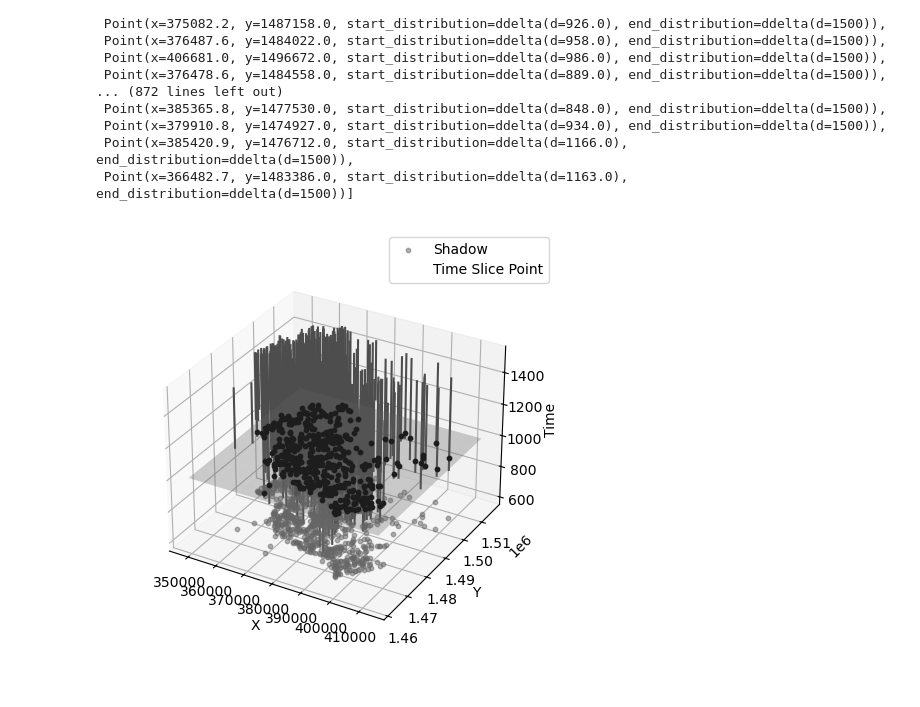
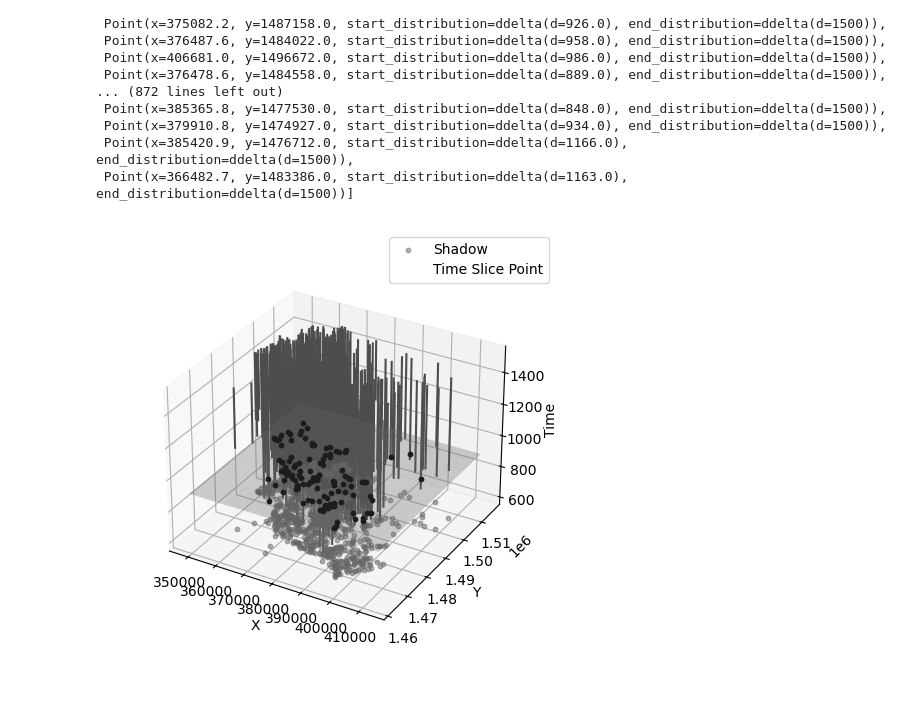
Before and after one commit to wccarleton/angkorclusters, a Jupyter notebook: Src/analysis.ipynb, the cells around one changed output. Cells and saved outputs as stored; diff of their text form; code cells hidden in the pictures.

```diff
--- a/Src/analysis.ipynb
+++ b/Src/analysis.ipynb
@@ -59,20 +67,20 @@ points
 # %%
 # Custom styling parameters
 style_params = {
     'start_mean_color': None,  # Do not plot start mean points
     'end_mean_color': None, # Do not plot end mean points
     'mean_point_size': 10,
     'cylinder_color': (0.3, 0.3, 0.3),  # Dark grey
     'ppf_limits': (0.05, 0.95),  # Use different ppf limits
     'shadow_color': (0.4, 0.4, 0.4),  # grey
     'shadow_size': 10,
     'time_slice_color': (0.5, 0.5, 0.5),  # Grey
     'time_slice_alpha': 0.3,
     'time_slice_point_color': (0, 0, 0),  # Black
 }
 
 # Plot the points using the chrono_plot function with custom styling and a time slice plane
-ax = chrono_plot(points, style_params=style_params, time_slice=1000)
+ax = chrono_plot(points, style_params=style_params, time_slice=900)
 ax.set_box_aspect(None, zoom=0.85)
 # %% [output]
-[figure, old version]
+[figure, new version]
```
Also changed, not shown: parts of 14 cells of this notebook, 2 other files.
